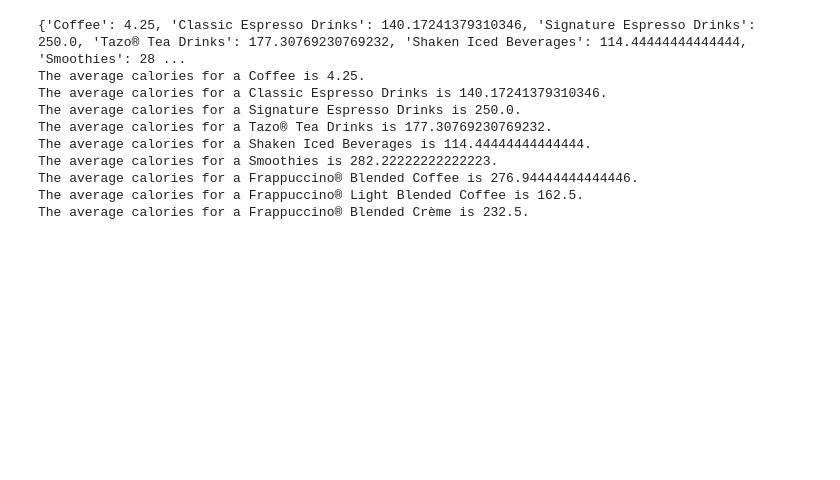
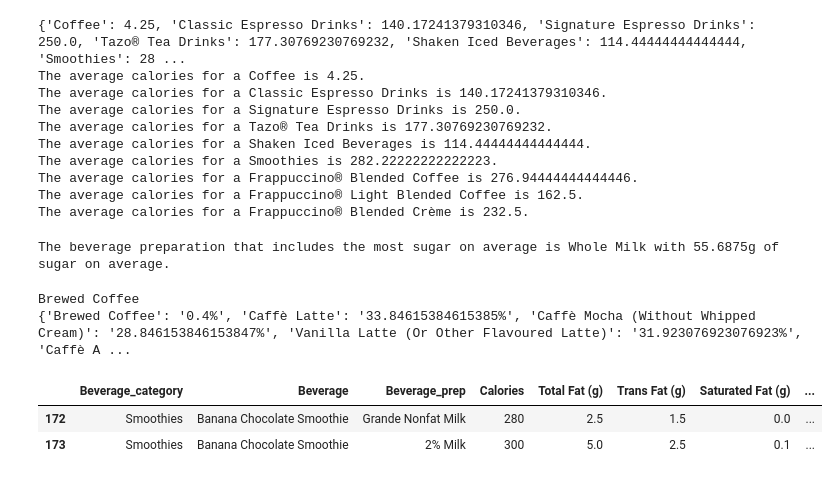
Before and after one commit to mjrosenz/mdst_tutorials, a Jupyter notebook: Tutorial2/Numpy and Pandas.ipynb, the cells around one changed output. Drawn from its saved outputs; the diff is of its cells as text; code cells hidden in the pictures; blank space fills up the shorter version.

```diff
--- a/Tutorial2/Numpy and Pandas.ipynb
+++ b/Tutorial2/Numpy and Pandas.ipynb
@@ -747,12 +744,47 @@ The average calories for a Frappuccino® Blended Crème is 232.5.
+# %%
+# what beverage preparation includes the most sugar on average?
+preps = []
+for bev in df['Beverage_prep']:
+    if bev not in preps:
+        preps.append(bev)
+sugars = {}
+for i in preps:
+    sugars[i] = []
+for i in range(0,len(df)-1):
+    sugars[df['Beverage_prep'][i]].append(df['Sugars (g)'][i])
+for prep in sugars:
+    sugars[prep] = sum(sugars[prep])/len(sugars[prep])
+most = sorted(sugars.items(), reverse = True)[0]
+print('The beverage preparation that includes the most sugar on average is {} with {}g of sugar on average.'.format(most[0], most[1]))
+# %% [output]
+The beverage preparation that includes the most sugar on average is Whole Milk with 55.6875g of sugar on average.
 # %%
 # what is the average % daily value calcium content for each beverage?
 # HINT: make sure your columns have the datatypes you want
 # (you can use more than one line for this one)
+calcium = {}
+
+print(df[['Beverage', 'Calcium (% DV)'][0]][0])
+for i in range(0, len(df)-1):
+    if df[['Beverage', 'Calcium (% DV)'][0]][i] not in calcium:
+        calcium[df[['Beverage', 'Calcium (% DV)'][0]][i]] = [int(df[['Beverage', 'Calcium (% DV)'][1]][i][:-1])]
+    calcium[df[['Beverage', 'Calcium (% DV)'][0]][i]].append(int(df[['Beverage', 'Calcium (% DV)'][1]][i][:-1]))
+for bev in calcium:
+    calcium[bev] = str(sum(calcium[bev])/len(calcium[bev]))+'%'
+print(calcium)
+# %% [output]
+Brewed Coffee
+{'Brewed Coffee': '0.4%', 'Caffè Latte': '33.84615384615385%', 'Caffè Mocha (Without Whipped Cream)': '28.846153846153847%', 'Vanilla Latte (Or Other Flavoured Latte)': '31.923076923076923%', 'Caffè A ...
 # %%
 # It's bulking season. What drink should Renee get so that she maximizes protein but minimizes calories?
 # (you can use more than one line for this one)
 # there are multiple valid approaches you can take for this (with different answers)
 # I know that you want more calories for bulking season but whatever this is MDST, not Michigan Muscle Club okay
+df[df["Protein (g)"] > 19]
+# %% [output]
+|  | Beverage_category | Beverage | Beverage_prep | Calories | Total Fat (g) | Trans Fat (g) | Saturated Fat (g) | ... |
+| 172 | Smoothies | Banana Chocolate Smoothie | Grande Nonfat Milk | 280 | 2.5 | 1.5 | 0.0 | ... |
+| 173 | Smoothies | Banana Chocolate Smoothie | 2% Milk | 300 | 5.0 | 2.5 | 0.1 | ... |
 # %%
 # plot the distribution of the number of calories in drinks using matplotlib
 # %%
```
Also changed, not shown: parts of 10 cells of this notebook.
